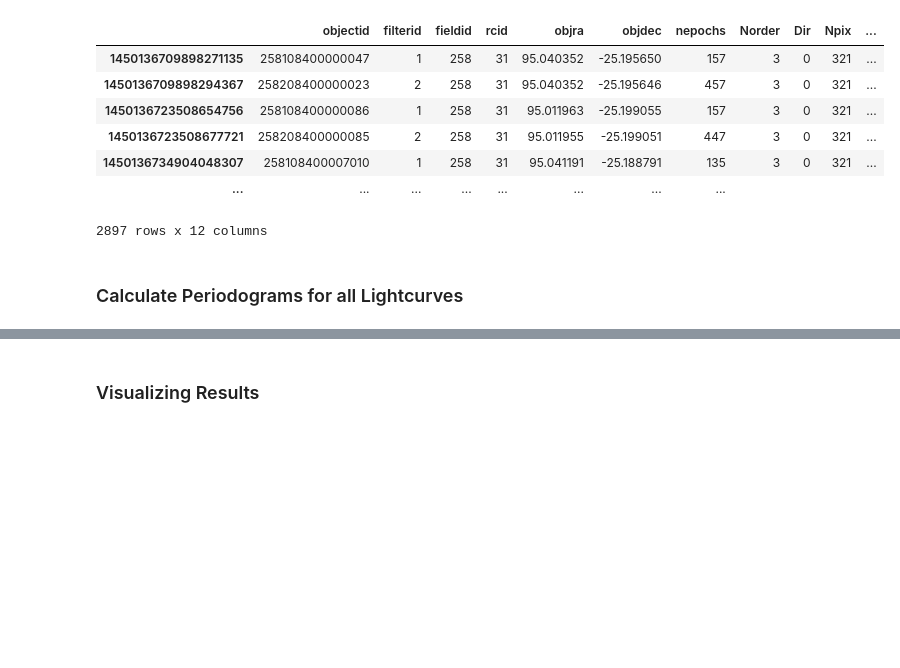
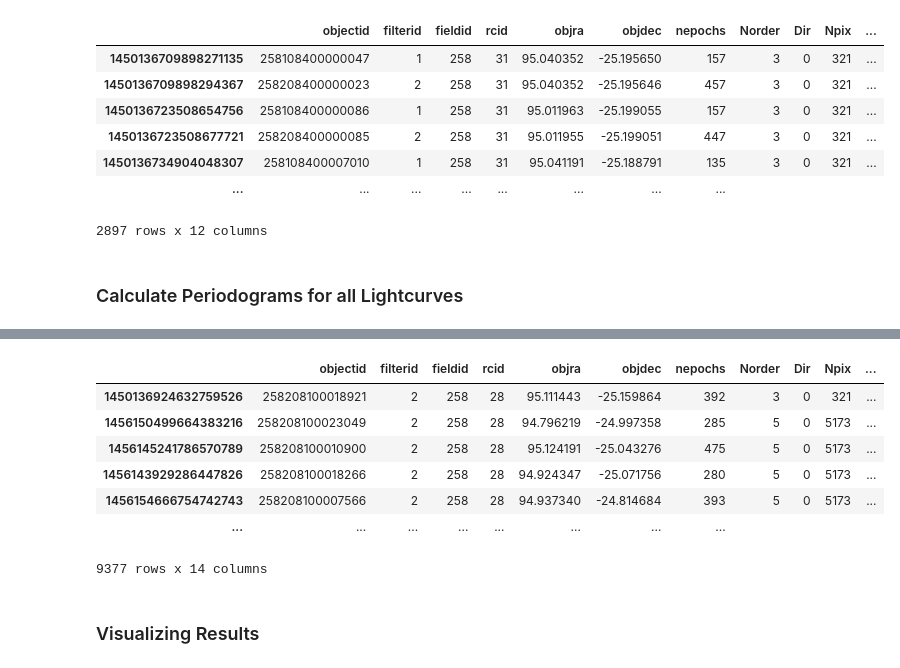
Before and after one commit to lincc-frameworks/RCW_Hackathon_2025_LSDB, a Jupyter notebook: Notebook_2.ipynb, the cells around one changed output, grey strips where cells are left out. Saved outputs shown, nothing was run; the diff lists cells and outputs as text; code cells hidden in the pictures; blank space fills up the shorter version.

```diff
--- a/Notebook_2.ipynb
+++ b/Notebook_2.ipynb
@@ -165,3 +165,24 @@ ztf_ndf
 2897 rows x 12 columns
 # %% [markdown]
 ### Calculate Periodograms for all Lightcurves
+# %%
+from astropy.timeseries import LombScargle
+
+# Define a periodogram calculator function, using astropy's LombScargle
+def extract_period(time, mag, error):
+    ls = LombScargle(time, mag, error)
+    freq, power = ls.autopower()
+    argmax = np.argmax(power)
+    period = 1.0 / freq[argmax]
+    false_alarm_prob = ls.false_alarm_probability(power[argmax])
+    return {"period": period, "false_alarm_prob": false_alarm_prob}
+
+# Apply our function to each timeseries via reduce
+periods_ndf = ztf_ndf.reduce(
+    extract_period,
+    # Column names specifying function arguments
+    "timeseries.hmjd",
+    "timeseries.mag",
+    "timeseries.magerr",
+)
+periods_ndf
@@ -168,2 +198,15 @@ ztf_ndf
+# %%
+# Join our result ndf back to our main ndf
+ztf_ndf_w_periods = ztf_ndf.join(periods_ndf)
+ztf_ndf_w_periods.sort_values("false_alarm_prob", ascending=True)
+# %% [output]
+|  | objectid | filterid | fieldid | rcid | objra | objdec | nepochs | Norder | Dir | Npix | ... |
+| 1450136924632759526 | 258208100018921 | 2 | 258 | 28 | 95.111443 | -25.159864 | 392 | 3 | 0 | 321 | ... |
+| 1456150499664383216 | 258208100023049 | 2 | 258 | 28 | 94.796219 | -24.997358 | 285 | 5 | 0 | 5173 | ... |
+| 1456145241786570789 | 258208100010900 | 2 | 258 | 28 | 95.124191 | -25.043276 | 475 | 5 | 0 | 5173 | ... |
+| 1456143929286447826 | 258208100018266 | 2 | 258 | 28 | 94.924347 | -25.071756 | 280 | 5 | 0 | 5173 | ... |
+| 1456154666754742743 | 258208100007566 | 2 | 258 | 28 | 94.937340 | -24.814684 | 393 | 5 | 0 | 5173 | ... |
+| ... | ... | ... | ... | ... | ... | ... | ... |
+9377 rows x 14 columns
 # %% [markdown]
 ### Visualizing Results
```
Also changed, not shown: parts of 4 cells of this notebook.
